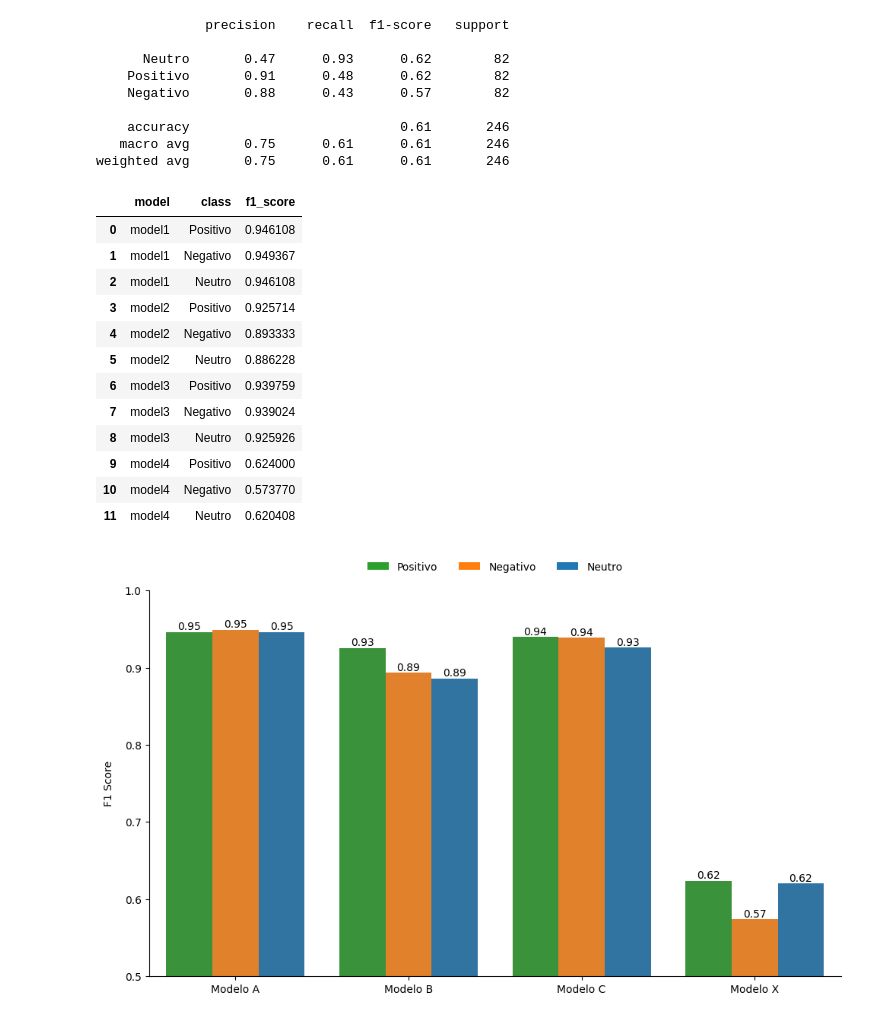
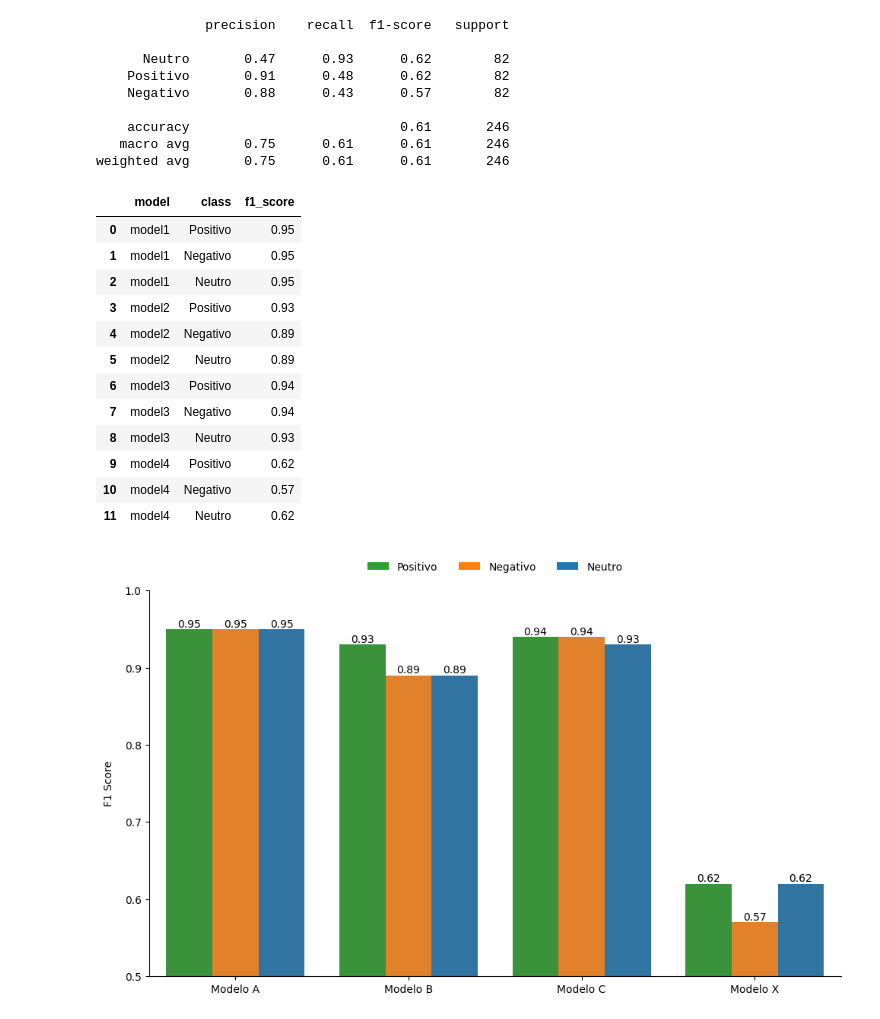
Before and after one commit to stevillis/glassdoor-reviews-analysis-nlp, a Jupyter notebook: golden_dataset/golden_dataset_prediction_metrics.ipynb, the cells around one changed output. Cells and saved outputs as stored; diff of their text form; code cells hidden in the pictures.

```diff
--- a/golden_dataset/golden_dataset_prediction_metrics.ipynb
+++ b/golden_dataset/golden_dataset_prediction_metrics.ipynb
@@ -441,9 +441,9 @@ for i in range(1, 5):
             "model": [model] * 3,
             "class": ["Positivo", "Negativo", "Neutro"],
             "f1_score": [
-                class_report["Positivo"]["f1-score"],
-                class_report["Negativo"]["f1-score"],
-                class_report["Neutro"]["f1-score"],
+                round(class_report["Positivo"]["f1-score"], 2),
+                round(class_report["Negativo"]["f1-score"], 2),
+                round(class_report["Neutro"]["f1-score"], 2),
             ],
         }
     )
@@ -493,18 +493,18 @@ weighted avg       0.75      0.61      0.61       246
 metrics_df
 # %% [output]
 |  | model | class | f1_score |
-| 0 | model1 | Positivo | 0.946108 |
-| 1 | model1 | Negativo | 0.949367 |
-| 2 | model1 | Neutro | 0.946108 |
-| 3 | model2 | Positivo | 0.925714 |
-| 4 | model2 | Negativo | 0.893333 |
-| 5 | model2 | Neutro | 0.886228 |
-| 6 | model3 | Positivo | 0.939759 |
-| 7 | model3 | Negativo | 0.939024 |
-| 8 | model3 | Neutro | 0.925926 |
-| 9 | model4 | Positivo | 0.624000 |
-| 10 | model4 | Negativo | 0.573770 |
-| 11 | model4 | Neutro | 0.620408 |
+| 0 | model1 | Positivo | 0.95 |
+| 1 | model1 | Negativo | 0.95 |
+| 2 | model1 | Neutro | 0.95 |
+| 3 | model2 | Positivo | 0.93 |
+| 4 | model2 | Negativo | 0.89 |
+| 5 | model2 | Neutro | 0.89 |
+| 6 | model3 | Positivo | 0.94 |
+| 7 | model3 | Negativo | 0.94 |
+| 8 | model3 | Neutro | 0.93 |
+| 9 | model4 | Positivo | 0.62 |
+| 10 | model4 | Negativo | 0.57 |
+| 11 | model4 | Neutro | 0.62 |
 # %%
 metrics_df["model"] = metrics_df["model"].replace(
     {
@@ -568,32 +568,32 @@ ax.set_ylabel("F1 Score", labelpad=10)
 
 ax.spines["top"].set_visible(False)
 ax.spines["right"].set_visible(False)
 # ax.spines["left"].set_visible(False)
 
 ax.set_ylim(0.5, 1.0)
 
 positive_patch = plt.Rectangle((0, 0), 1, 1, fc=POSITIVE_SENTIMENT_COLOR)
 negative_patch = plt.Rectangle((0, 0), 1, 1, fc=NEGATIVE_SENTIMENT_COLOR)
 neutral_patch = plt.Rectangle((0, 0), 1, 1, fc=NEUTRAL_SENTIMENT_COLOR)
 
 ax.legend(
     # title="",
     handles=[positive_patch, negative_patch, neutral_patch],
     labels=PLOT_SENTIMENT_LABELS,
     bbox_to_anchor=(0.5, 1.1),
     loc="upper center",
     edgecolor="1",
     ncols=3,
 )
 
 plt.savefig(
     "models_performance_comparison.png",
-    transparent=True,
+    transparent=False,
     dpi=300,
     bbox_inches="tight",
 )
 
 plt.tight_layout()
 plt.show()
 # %% [output]
-[figure, old version]
+[figure, new version]
```
Also changed, not shown: parts of 4 cells of this notebook, 3 other files.
